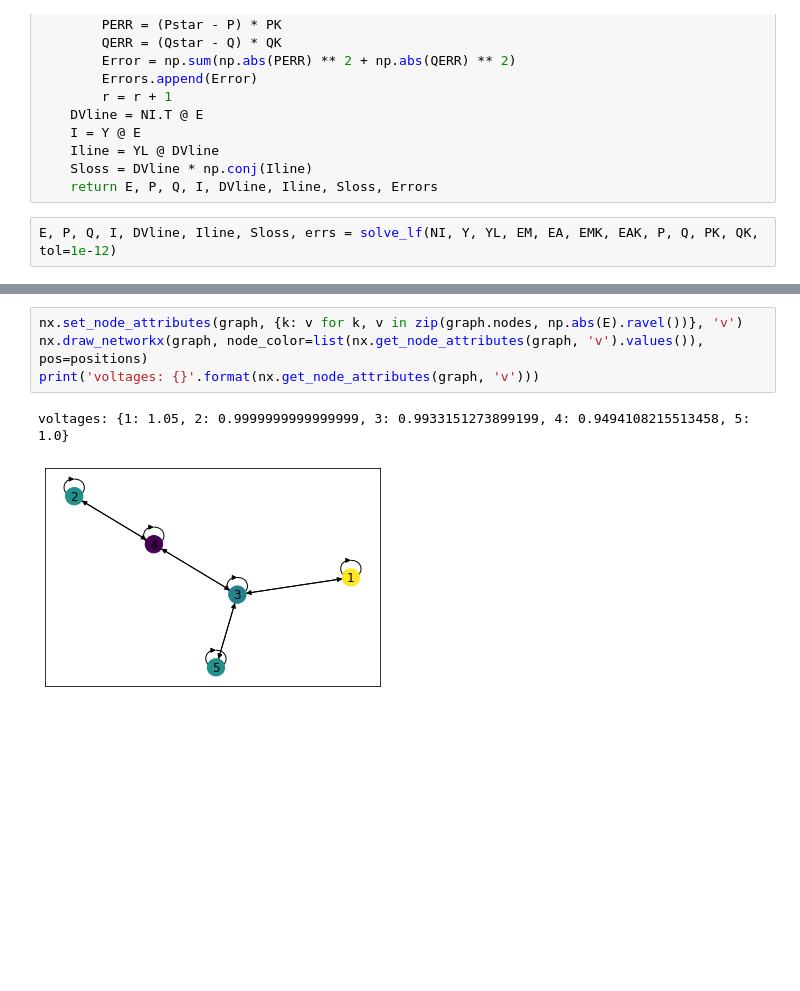
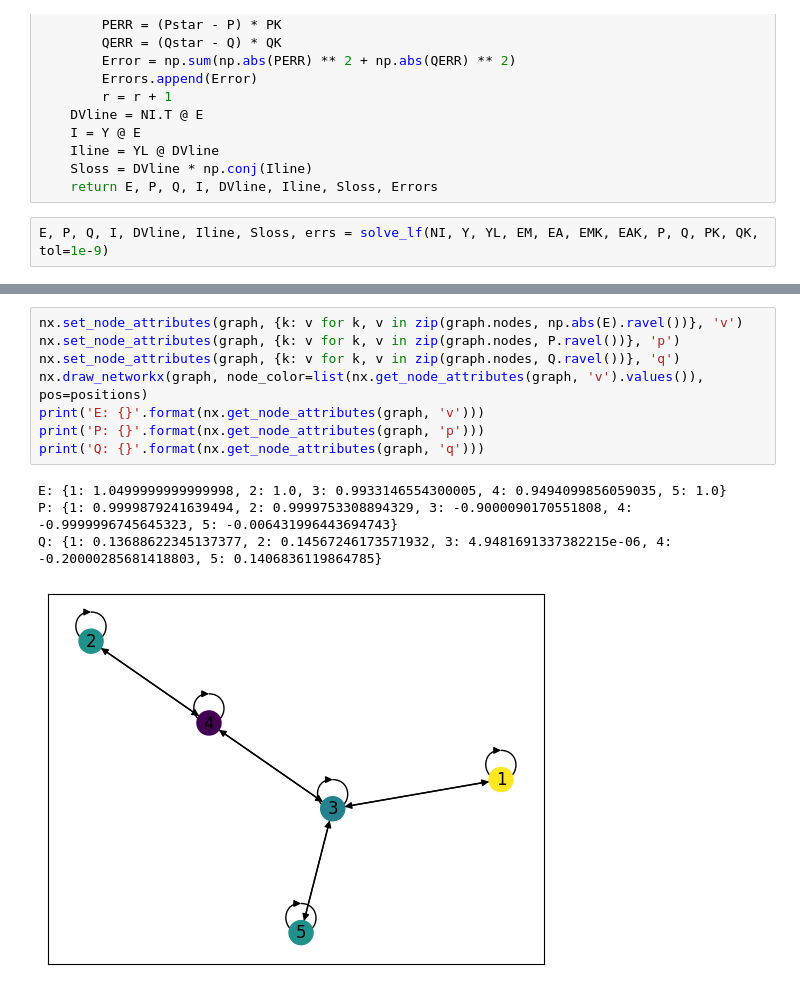
Before and after one commit to supsi-dacd-isaac/teaching, a Jupyter notebook: 2021SmartGrids/L05_Power_Flow.ipynb, the cells around one changed output, grey strips where cells are left out. Drawn from its saved outputs; the diff is of its cells as text; blank space fills up the shorter version.

Commit message:
added prints for P and Q after convergence

```diff
--- a/2021SmartGrids/L05_Power_Flow.ipynb
+++ b/2021SmartGrids/L05_Power_Flow.ipynb
@@ -169,7 +169,7 @@ def solve_lf(NI, Y, YL, EM, EA, EMK, EAK, Pstar, Qstar, PK, QK, tol=1e-6):
     Sloss = DVline * np.conj(Iline)
     return E, P, Q, I, DVline, Iline, Sloss, Errors
 # %%
-E, P, Q, I, DVline, Iline, Sloss, errs = solve_lf(NI, Y, YL, EM, EA, EMK, EAK, P, Q, PK, QK, tol=1e-12)
+E, P, Q, I, DVline, Iline, Sloss, errs = solve_lf(NI, Y, YL, EM, EA, EMK, EAK, P, Q, PK, QK, tol=1e-9)
 # %%
 plt.plot(errs)
 # %% [output]
@@ -178,7 +178,13 @@ plt.plot(errs)
 # %%
 nx.set_node_attributes(graph, {k: v for k, v in zip(graph.nodes, np.abs(E).ravel())}, 'v')
+nx.set_node_attributes(graph, {k: v for k, v in zip(graph.nodes, P.ravel())}, 'p')
+nx.set_node_attributes(graph, {k: v for k, v in zip(graph.nodes, Q.ravel())}, 'q')
 nx.draw_networkx(graph, node_color=list(nx.get_node_attributes(graph, 'v').values()), pos=positions)
-print('voltages: {}'.format(nx.get_node_attributes(graph, 'v')))
+print('E: {}'.format(nx.get_node_attributes(graph, 'v')))
+print('P: {}'.format(nx.get_node_attributes(graph, 'p')))
+print('Q: {}'.format(nx.get_node_attributes(graph, 'q')))
 # %% [output]
-voltages: {1: 1.05, 2: 0.9999999999999999, 3: 0.9933151273899199, 4: 0.9494108215513458, 5: 1.0}
+E: {1: 1.0499999999999998, 2: 1.0, 3: 0.9933146554300005, 4: 0.9494099856059035, 5: 1.0}
+P: {1: 0.9999879241639494, 2: 0.9999753308894329, 3: -0.9000090170551808, 4: -0.9999996745645323, 5: -0.006431996443694743}
+Q: {1: 0.13688622345137377, 2: 0.14567246173571932, 3: 4.9481691337382215e-06, 4: -0.20000285681418803, 5: 0.1406836119864785}
-[figure, old version]
+[figure, new version]
```
Also changed, not shown: parts of 3 cells of this notebook.
